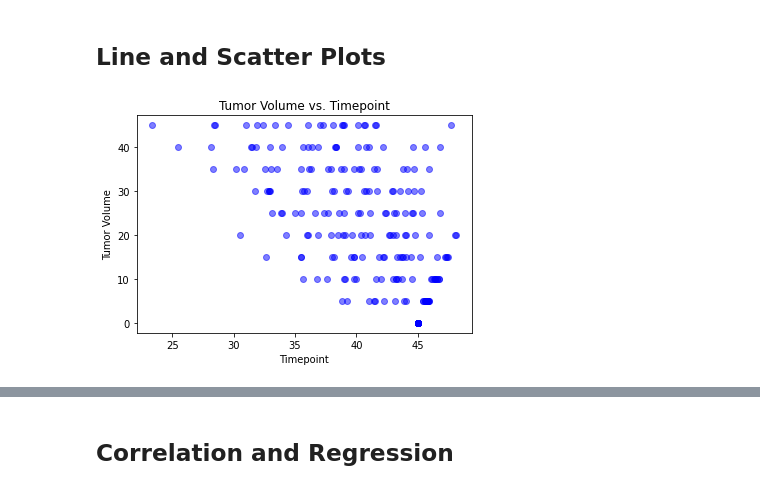
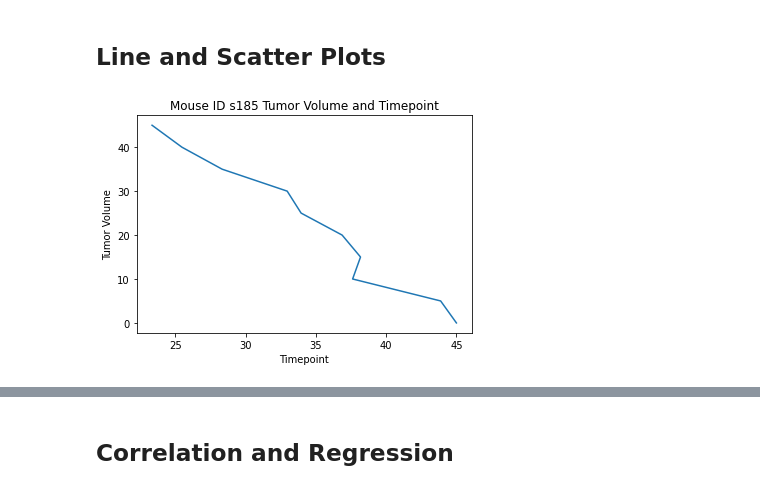
Before and after one commit to nladkins/matplotlib-challenge, a Jupyter notebook: Pymaceuticals/pymaceuticals_starter.ipynb, the cells around one changed output, grey strips where cells are left out. Drawn from its saved outputs; the diff is of its cells as text; code cells hidden in the pictures.

```diff
--- a/Pymaceuticals/pymaceuticals_starter.ipynb
+++ b/Pymaceuticals/pymaceuticals_starter.ipynb
@@ -378,17 +394,16 @@ for drug in drugs_4:
 ## Line and Scatter Plots
 # %%
 # Generate a box plot of tumor volume vs. time point for a mouse treated with Capomulin
-drugs = cleaned_df.loc[cleaned_df["Drug_Regimen"] == "Capomulin", :]
-scatter_vol1 = drugs["Tumor_Volume"]
-scatter_tp = drugs["Timepoint"]
+cap = cleaned_df.loc[cleaned_df["Drug_Regimen"] == "Capomulin", :]
+mouse_sample = cap.loc[cap["Mouse_ID"] == "s185"]
+scatter_tp = mouse_sample["Timepoint"].tolist()
+scatter_vol1 = mouse_sample["Tumor_Volume"].tolist()
 
-fig1, ax1 = plt.subplots()
-ax1.set_title("Tumor Volume vs. Timepoint")
-ax1.set_ylabel("Tumor Volume")
-ax1.set_xlabel("Timepoint")
-colors = "blue"
+plt.title("Mouse ID s185 Tumor Volume and Timepoint")
+plt.xlabel("Timepoint")
+plt.ylabel("Tumor Volume")
 
-ax1.scatter(scatter_vol1, scatter_tp, c=colors, alpha=0.5)
+plt.plot(scatter_vol1, scatter_tp)
 plt.show()
 # %% [output]
-[figure, old version]
+[figure, new version]
```
Also changed, not shown: parts of 6 cells of this notebook.
